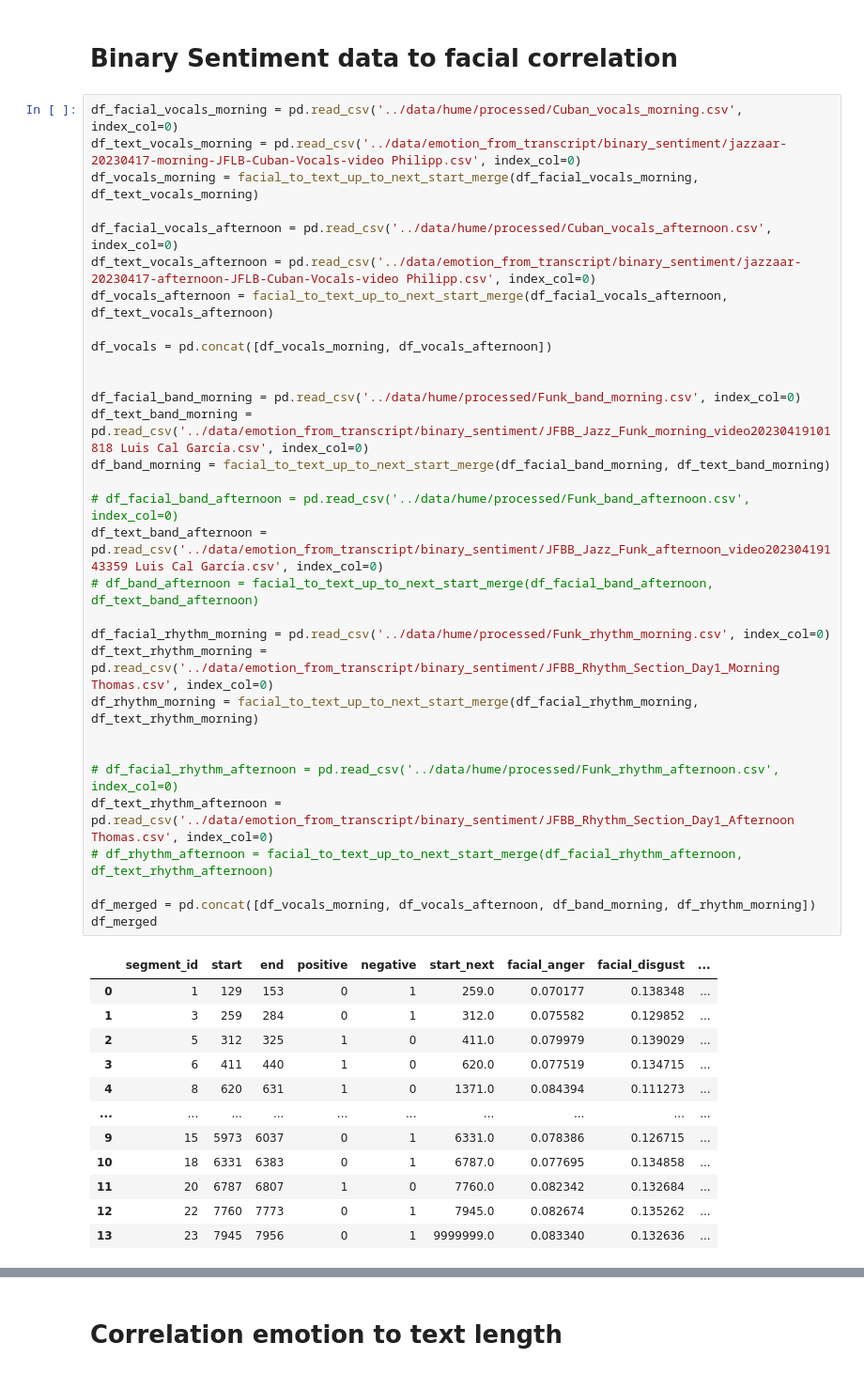
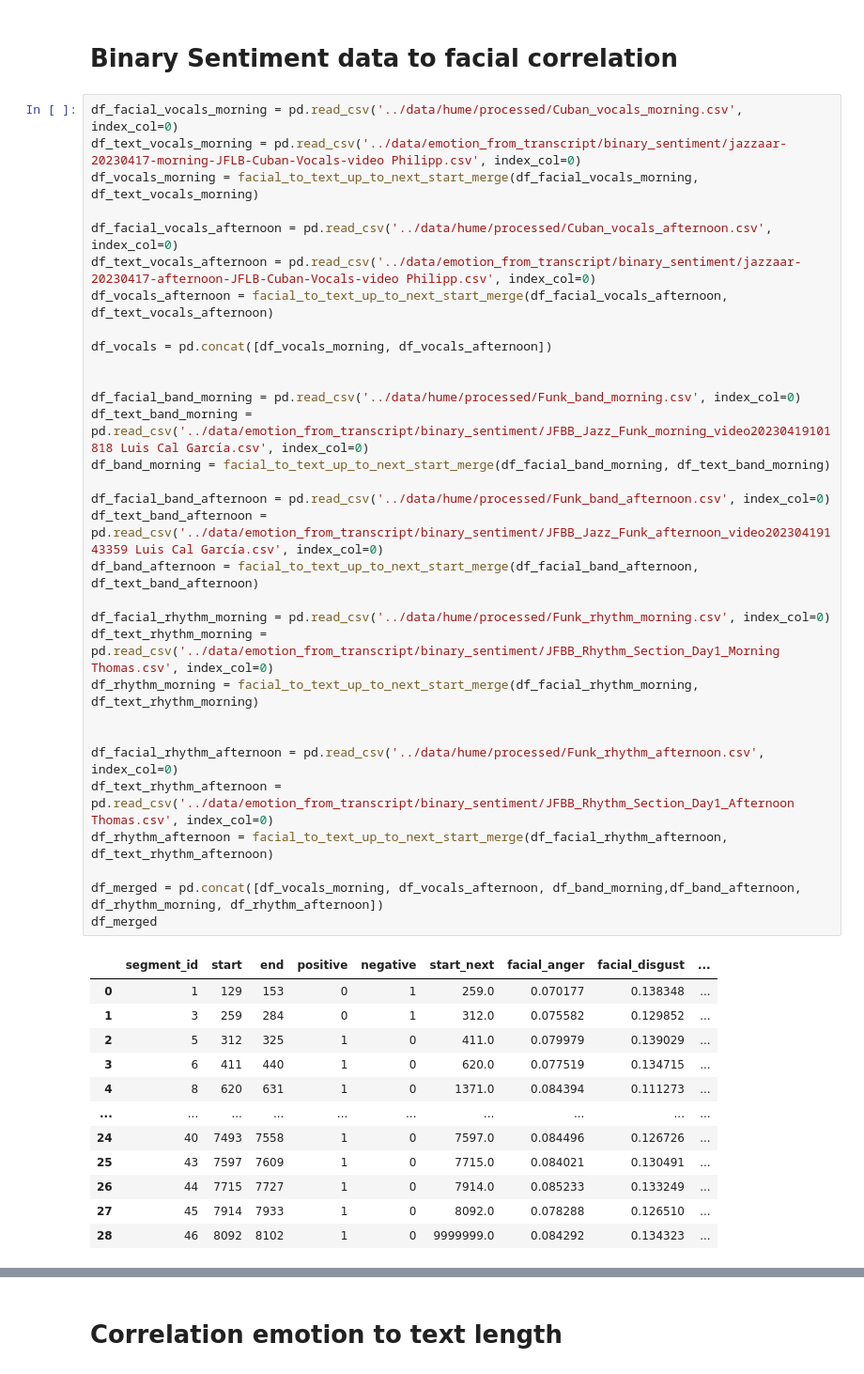
Before and after one commit to RavenRudi/coin_jazz, a Jupyter notebook: notebooks/rq2_correlations.ipynb, the cells around one changed output, grey strips where cells are left out. Shown: that part at 94% size. Saved outputs shown, nothing was run; the diff lists cells and outputs as text.

```diff
--- a/notebooks/rq2_correlations.ipynb
+++ b/notebooks/rq2_correlations.ipynb
@@ -207,40 +207,40 @@ df_vocals_morning = facial_to_text_up_to_next_start_merge(df_facial_vocals_morni
 
 df_facial_vocals_afternoon = pd.read_csv('../data/hume/processed/Cuban_vocals_afternoon.csv', index_col=0)
 df_text_vocals_afternoon = pd.read_csv('../data/emotion_from_transcript/binary_sentiment/jazzaar-20230417-afternoon-JFLB-Cuban-Vocals-video Philipp.csv', index_col=0)
 df_vocals_afternoon = facial_to_text_up_to_next_start_merge(df_facial_vocals_afternoon, df_text_vocals_afternoon)
 
 df_vocals = pd.concat([df_vocals_morning, df_vocals_afternoon])
 
 
 df_facial_band_morning = pd.read_csv('../data/hume/processed/Funk_band_morning.csv', index_col=0)
 df_text_band_morning = pd.read_csv('../data/emotion_from_transcript/binary_sentiment/JFBB_Jazz_Funk_morning_video20230419101818 Luis Cal García.csv', index_col=0)
 df_band_morning = facial_to_text_up_to_next_start_merge(df_facial_band_morning, df_text_band_morning)
 
-# df_facial_band_afternoon = pd.read_csv('../data/hume/processed/Funk_band_afternoon.csv', index_col=0)
+df_facial_band_afternoon = pd.read_csv('../data/hume/processed/Funk_band_afternoon.csv', index_col=0)
 df_text_band_afternoon = pd.read_csv('../data/emotion_from_transcript/binary_sentiment/JFBB_Jazz_Funk_afternoon_video20230419143359 Luis Cal García.csv', index_col=0)
-# df_band_afternoon = facial_to_text_up_to_next_start_merge(df_facial_band_afternoon, df_text_band_afternoon)
+df_band_afternoon = facial_to_text_up_to_next_start_merge(df_facial_band_afternoon, df_text_band_afternoon)
 
 df_facial_rhythm_morning = pd.read_csv('../data/hume/processed/Funk_rhythm_morning.csv', index_col=0)
 df_text_rhythm_morning = pd.read_csv('../data/emotion_from_transcript/binary_sentiment/JFBB_Rhythm_Section_Day1_Morning Thomas.csv', index_col=0)
 df_rhythm_morning = facial_to_text_up_to_next_start_merge(df_facial_rhythm_morning, df_text_rhythm_morning)
 
 
-# df_facial_rhythm_afternoon = pd.read_csv('../data/hume/processed/Funk_rhythm_afternoon.csv', index_col=0)
+df_facial_rhythm_afternoon = pd.read_csv('../data/hume/processed/Funk_rhythm_afternoon.csv', index_col=0)
 df_text_rhythm_afternoon = pd.read_csv('../data/emotion_from_transcript/binary_sentiment/JFBB_Rhythm_Section_Day1_Afternoon Thomas.csv', index_col=0)
-# df_rhythm_afternoon = facial_to_text_up_to_next_start_merge(df_facial_rhythm_afternoon, df_text_rhythm_afternoon)
+df_rhythm_afternoon = facial_to_text_up_to_next_start_merge(df_facial_rhythm_afternoon, df_text_rhythm_afternoon)
 
-df_merged = pd.concat([df_vocals_morning, df_vocals_afternoon, df_band_morning, df_rhythm_morning])
+df_merged = pd.concat([df_vocals_morning, df_vocals_afternoon, df_band_morning,df_band_afternoon, df_rhythm_morning, df_rhythm_afternoon])
 df_merged
 # %% [output]
 |  | segment_id | start | end | positive | negative | start_next | facial_anger | facial_disgust | ... |
 | 0 | 1 | 129 | 153 | 0 | 1 | 259.0 | 0.070177 | 0.138348 | ... |
 | 1 | 3 | 259 | 284 | 0 | 1 | 312.0 | 0.075582 | 0.129852 | ... |
 | 2 | 5 | 312 | 325 | 1 | 0 | 411.0 | 0.079979 | 0.139029 | ... |
 | 3 | 6 | 411 | 440 | 1 | 0 | 620.0 | 0.077519 | 0.134715 | ... |
 | 4 | 8 | 620 | 631 | 1 | 0 | 1371.0 | 0.084394 | 0.111273 | ... |
 | ... | ... | ... | ... | ... | ... | ... | ... | ... | ... |
-| 9 | 15 | 5973 | 6037 | 0 | 1 | 6331.0 | 0.078386 | 0.126715 | ... |
-| 10 | 18 | 6331 | 6383 | 0 | 1 | 6787.0 | 0.077695 | 0.134858 | ... |
-| 11 | 20 | 6787 | 6807 | 1 | 0 | 7760.0 | 0.082342 | 0.132684 | ... |
-| 12 | 22 | 7760 | 7773 | 0 | 1 | 7945.0 | 0.082674 | 0.135262 | ... |
-| 13 | 23 | 7945 | 7956 | 0 | 1 | 9999999.0 | 0.083340 | 0.132636 | ... |
+| 24 | 40 | 7493 | 7558 | 1 | 0 | 7597.0 | 0.084496 | 0.126726 | ... |
+| 25 | 43 | 7597 | 7609 | 1 | 0 | 7715.0 | 0.084021 | 0.130491 | ... |
+| 26 | 44 | 7715 | 7727 | 1 | 0 | 7914.0 | 0.085233 | 0.133249 | ... |
+| 27 | 45 | 7914 | 7933 | 1 | 0 | 8092.0 | 0.078288 | 0.126510 | ... |
+| 28 | 46 | 8092 | 8102 | 1 | 0 | 9999999.0 | 0.084292 | 0.134323 | ... |
```
Also changed, not shown: parts of 10 cells of this notebook, 56 other files.
